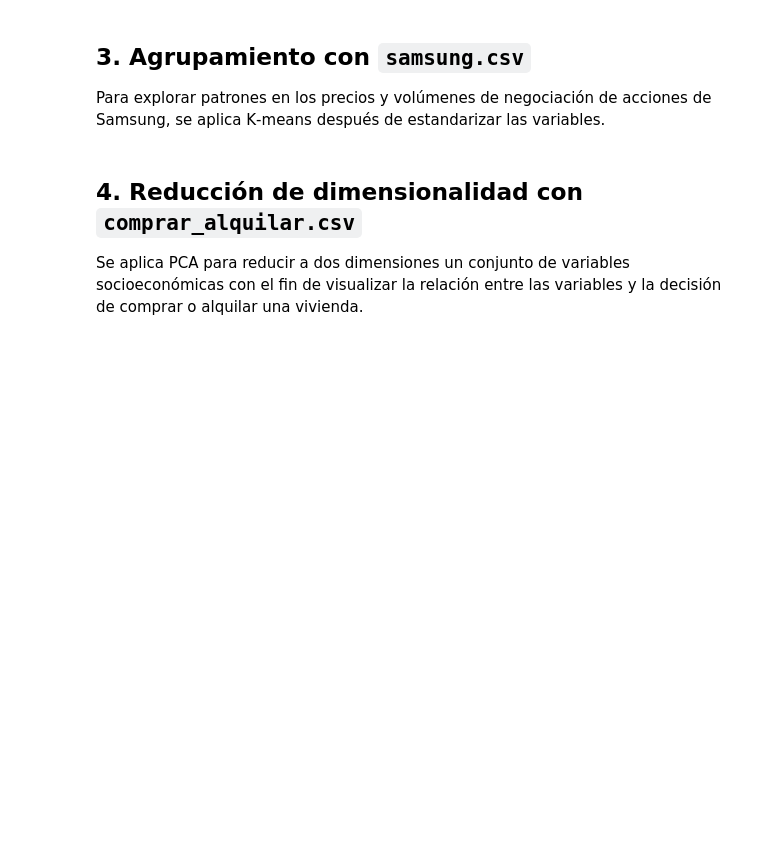
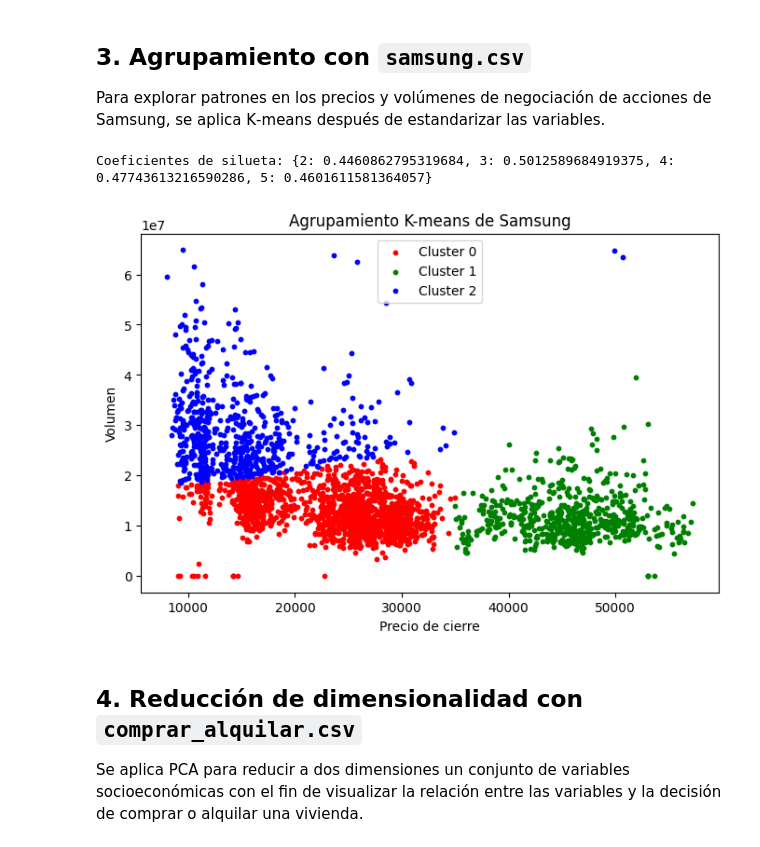
Before and after one commit to DekiruST/analisis-2a-evaluacion-SA, a Jupyter notebook: sa.ipynb, the cells around one changed output. Drawn from its saved outputs; the diff is of its cells as text; code cells hidden in the pictures; blank space fills up the shorter version.

```diff
--- a/sa.ipynb
+++ b/sa.ipynb
@@ -119,38 +135,41 @@ Para explorar patrones en los precios y volúmenes de negociación de acciones d
 # %%
 
 # Cargar datos de Samsung
-samsung = pd.read_csv('/home/oai/share/samsung.csv')
+samsung = pd.read_csv('/Users/itzel/Downloads/samsung.csv')
 samsung['Date'] = pd.to_datetime(samsung['Date'], dayfirst=True)
 samsung.sort_values('Date', inplace=True)
 
 # Seleccionar características y escalar
 X_cluster = samsung[['Close','Volume']]
 scaler = StandardScaler()
 X_scaled = scaler.fit_transform(X_cluster)
 
 # Elegir número de clusters mediante silueta
 silhouette_scores = {}
 for k in range(2,6):
     kmeans = KMeans(n_clusters=k, random_state=42, n_init=10)
     labels = kmeans.fit_predict(X_scaled)
     silhouette_scores[k] = silhouette_score(X_scaled, labels)
 print('Coeficientes de silueta:', silhouette_scores)
 
 # Entrenar K-means con k=3 (mejor silueta)
 kmeans_final = KMeans(n_clusters=3, random_state=42, n_init=10)
 clusters = kmeans_final.fit_predict(X_scaled)
 samsung['cluster'] = clusters
 
 # Visualizar
 colors = ['red','green','blue']
 for i in range(3):
     subset = samsung[samsung['cluster']==i]
     plt.scatter(subset['Close'], subset['Volume'], s=10, color=colors[i], label=f'Cluster {i}')
 plt.xlabel('Precio de cierre')
 plt.ylabel('Volumen')
 plt.title('Agrupamiento K-means de Samsung')
 plt.legend()
 plt.show()
+# %% [output]
+Coeficientes de silueta: {2: 0.4460862795319684, 3: 0.5012589684919375, 4: 0.47743613216590286, 5: 0.4601611581364057}
+[figure, added]
 # %% [markdown]
 
 ## 4. Reducción de dimensionalidad con `comprar_alquilar.csv`
```
Also changed, not shown: parts of 8 cells of this notebook.
